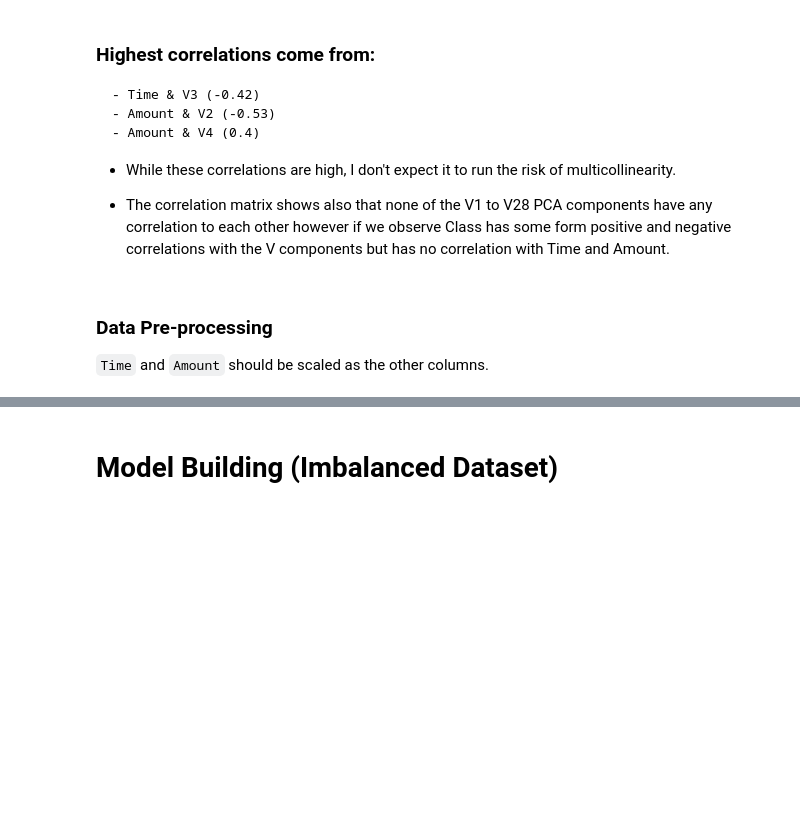
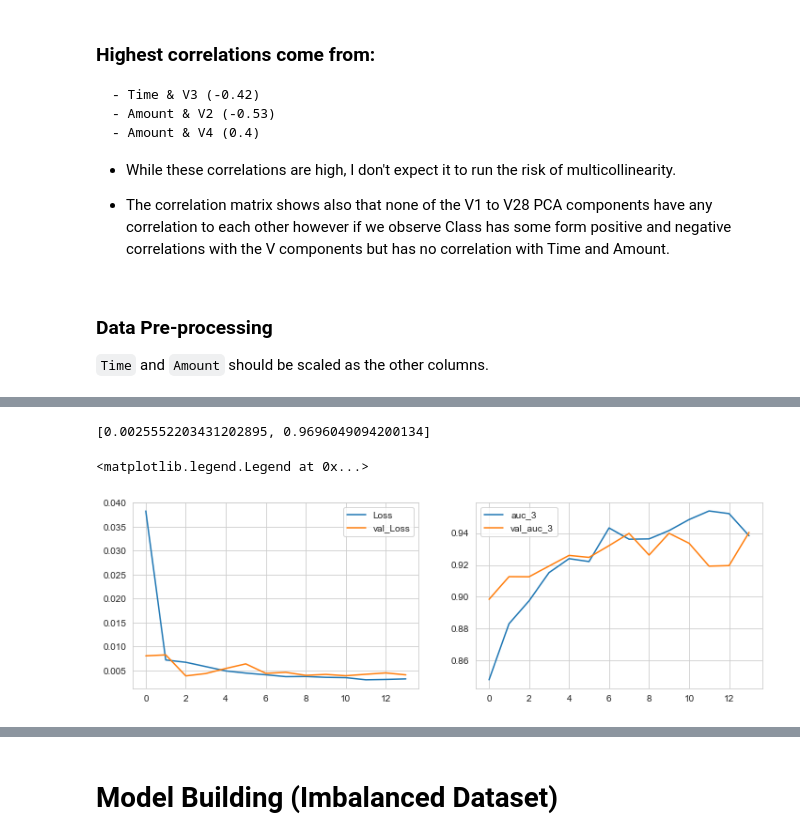
Before and after one commit to fares-ds/Credit-Card-Fraud-Detection, a Jupyter notebook: Credit_card_fraud_detection.ipynb, the cells around one changed output, grey strips where cells are left out. Cells and saved outputs as stored; diff of their text form; code cells hidden in the pictures; blank space fills up the shorter version.

```diff
--- a/Credit_card_fraud_detection.ipynb
+++ b/Credit_card_fraud_detection.ipynb
@@ -253,0 +307,21 @@ def print_score(label, prediction, train=True):
+# %%
+epochs = 14
+model = Sequential()
+model.add(Conv1D(32, 2, activation='relu', input_shape=X_train_d[0].shape))
+model.add(BatchNormalization())
+model.add(Dropout(0.2))
+
+model.add(Conv1D(64, 2, activation='relu'))
+model.add(BatchNormalization())
+model.add(Dropout(0.2))
+
+model.add(Conv1D(128, 2, activation='relu'))
+model.add(BatchNormalization())
+model.add(Dropout(0.2))
+
+model.add(Flatten())
+model.add(Dropout(0.4))
+model.add(Dense(512, activation='relu'))
+model.add(Dropout(0.5))
+
+model.add(Dense(1, activation='sigmoid'))
@@ -253,0 +348,9 @@ def print_score(label, prediction, train=True):
+# %%
+# weights = {0:1, 1:5}
+model.compile(optimizer=Adam(0.0001), loss='binary_crossentropy', metrics=[keras.metrics.AUC()])
+r = model.fit(X_train_d, y_train,
+              validation_data=(X_validate_d, y_validate),
+              batch_size=50,
+              epochs=epochs,
+#               class_weight=weights
+             )
@@ -253,0 +379,19 @@ def print_score(label, prediction, train=True):
+# %%
+print(score)
+# %% [output]
+[0.0025552203431202895, 0.9696049094200134]
+# %%
+plt.figure(figsize=(12, 8))
+
+plt.subplot(2, 2, 1)
+plt.plot(r.history['loss'], label='Loss')
+plt.plot(r.history['val_loss'], label='val_Loss')
+plt.legend()
+
+plt.subplot(2, 2, 2)
+plt.plot(r.history['auc_3'], label='auc_3')
+plt.plot(r.history['val_auc_3'], label='val_auc_3')
+plt.legend()
+# %% [output]
+<matplotlib.legend.Legend at 0x...>
+[figure, added]
```
Also changed, not shown: parts of 55 cells of this notebook.
